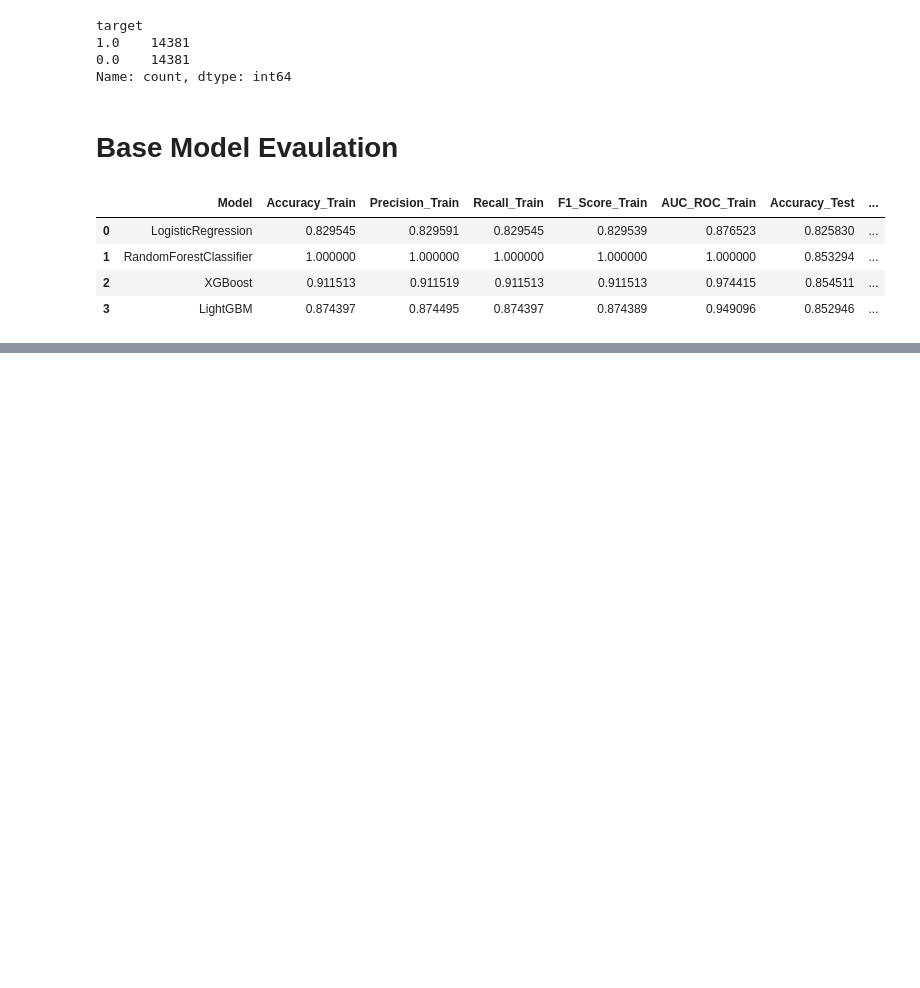
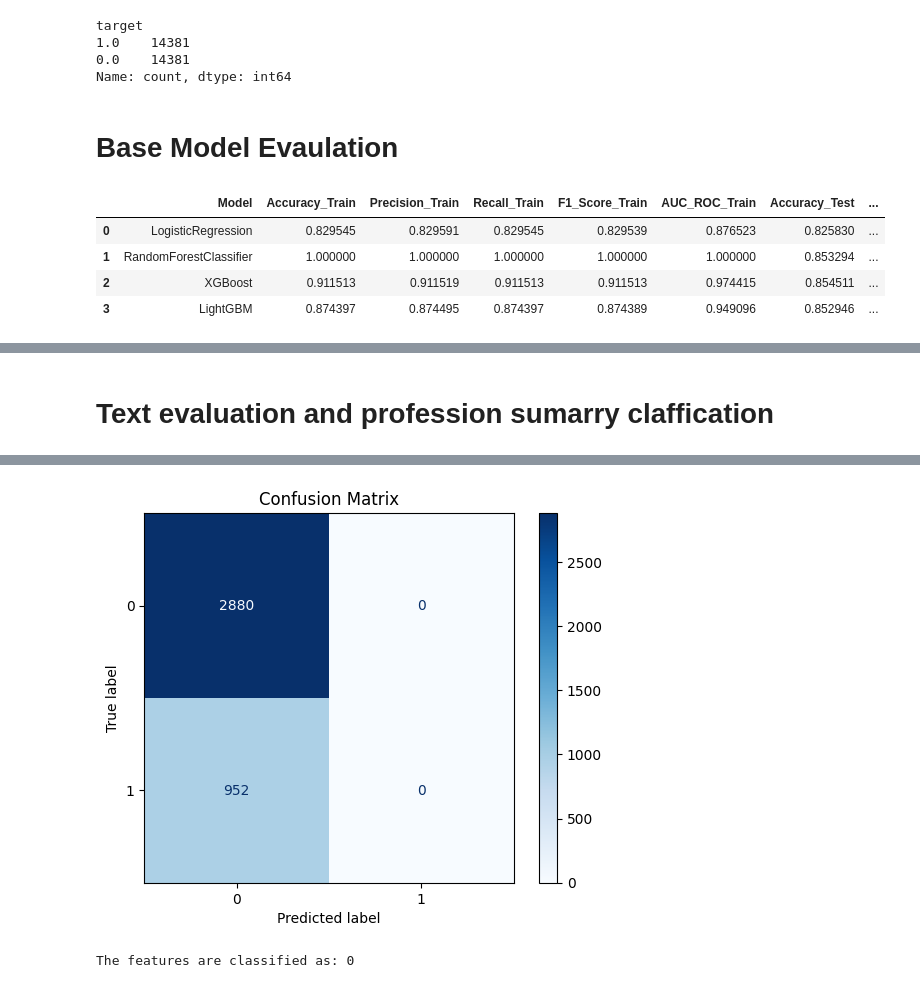
Before and after one commit to Hemachandaran/employeeRetentionPredection, a Jupyter notebook: lit_imp.ipynb, the cells around one changed output, grey strips where cells are left out. Drawn from its saved outputs; the diff is of its cells as text; code cells hidden in the pictures; blank space fills up the shorter version.

```diff
--- a/lit_imp.ipynb
+++ b/lit_imp.ipynb
@@ -136,0 +178,2 @@ metrics_df
+# %% [markdown]
+# Text evaluation and profession sumarry claffication
@@ -136,0 +182,3 @@ metrics_df
+# %%
+x=text_model(df, target_feature='target')
+# %% [output]
@@ -136,0 +197,7 @@ metrics_df
+[figure, added]
+# %%
+# Example usage:
+new_features = "A seasoned professional with a distinguished two-decade odyssey within the dynamic realm of STEM, currently contributing to the evolution of a mid-sized private enterprise ensconced within the vibrant metropolis of city_103. Fortified with a graduate degree and a rich tapestry of industry-specific acumen, I am poised to make substantial contributions to intricate initiatives and catalyze groundbreaking solutions."
+print(f'The features are classified as: {x(new_features)}')
+# %% [output]
+The features are classified as: 0
```
Also changed, not shown: parts of 6 cells of this notebook, 3 other files.
